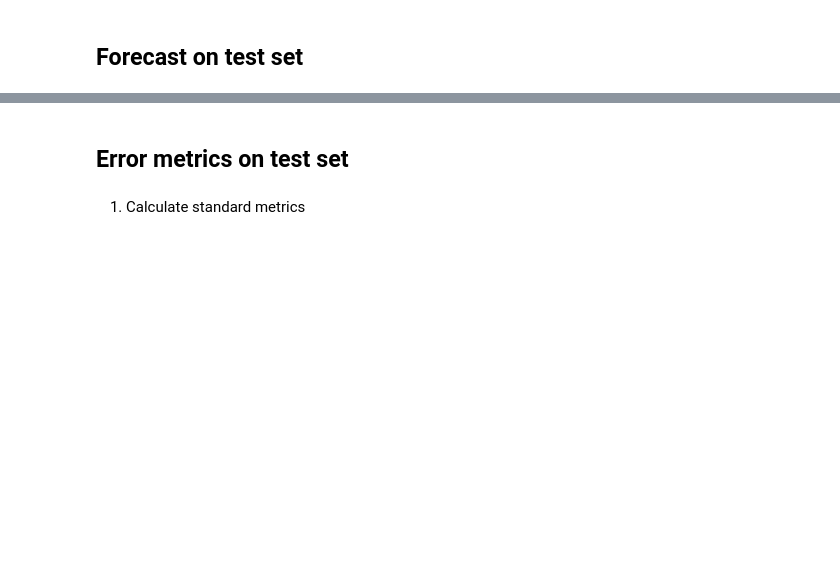
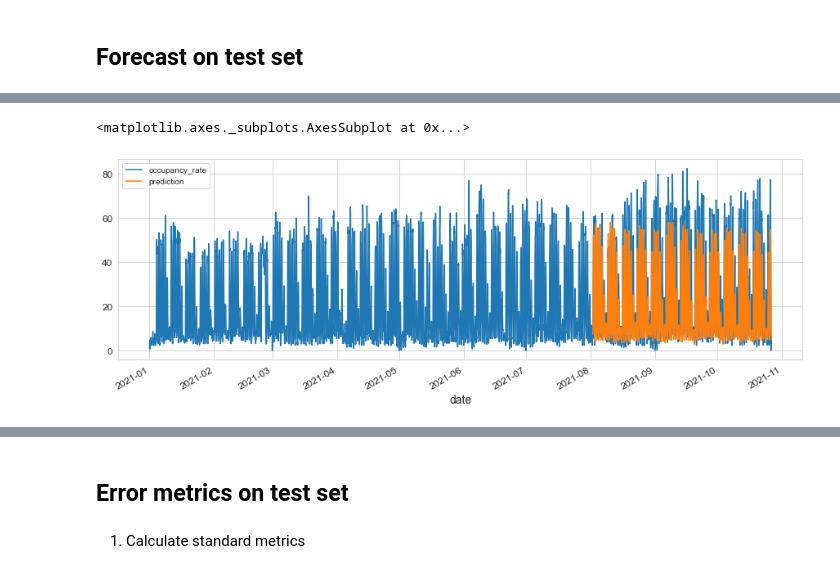
Before and after one commit to christopherkindl/start-hack-2021, a Jupyter notebook: 01_ml/time_series_model.ipynb, the cells around one changed output, grey strips where cells are left out. Drawn from its saved outputs; the diff is of its cells as text; code cells hidden in the pictures; blank space fills up the shorter version.

```diff
--- a/01_ml/time_series_model.ipynb
+++ b/01_ml/time_series_model.ipynb
@@ -620,2 +573,7 @@ Index(['t-3', 't-2', 't-1', 'date', 'occupancy_rate', 'date_only', 'hour',
+# %%
+df_all[['occupancy_rate','prediction']].plot(figsize=(15, 5))
+# %% [output]
+<matplotlib.axes._subplots.AxesSubplot at 0x...>
+[figure, added]
 # %%
 # Plot the forecast with the actuals
```
Also changed, not shown: parts of 22 cells of this notebook, 3 other files.
